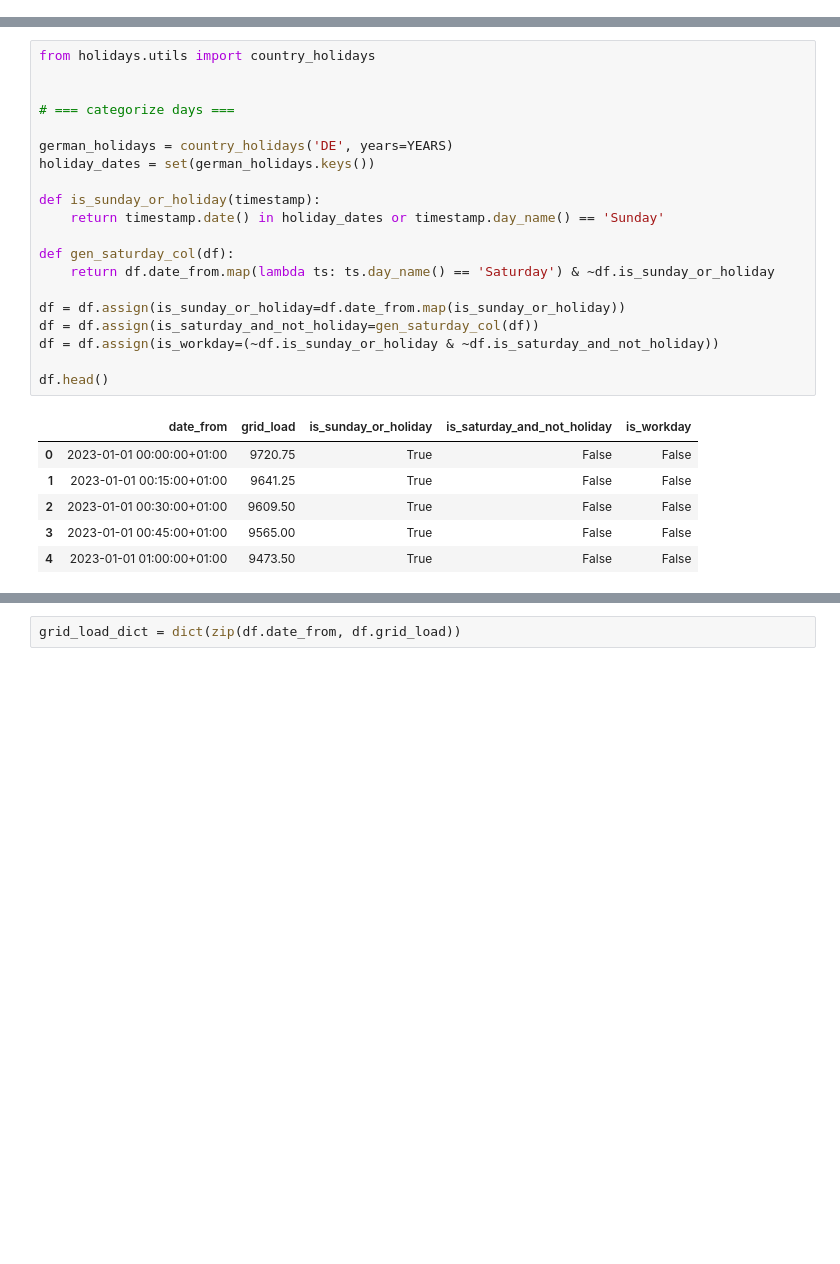
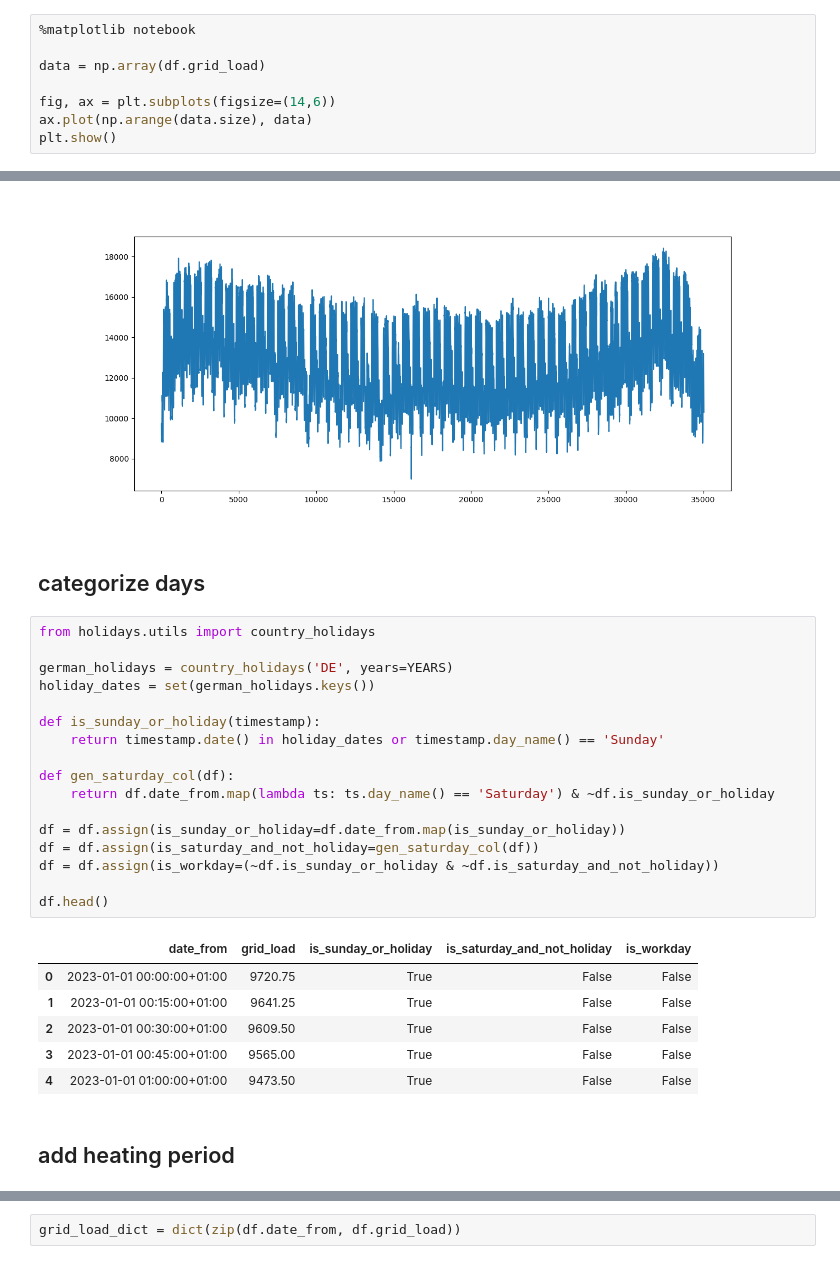
Before and after one commit to MischaDy/electricity-uq, a Jupyter notebook: energy_test.ipynb, the cells around one changed output, grey strips where cells are left out. Saved outputs shown, nothing was run; the diff lists cells and outputs as text; blank space fills up the shorter version.

```diff
--- a/energy_test.ipynb
+++ b/energy_test.ipynb
@@ -32,3 +34,12 @@ df.head()
 | 2 | 2023-01-01 00:30:00+01:00 | 9609.50 |
 | 3 | 2023-01-01 00:45:00+01:00 | 9565.00 |
 | 4 | 2023-01-01 01:00:00+01:00 | 9473.50 |
+# %%
+%matplotlib notebook
+
+data = np.array(df.grid_load)
+
+fig, ax = plt.subplots(figsize=(14,6))
+ax.plot(np.arange(data.size), data)
+plt.show()
+# %% [output]
@@ -35,8 +47,8 @@ df.head()
+[figure, added]
+# %% [markdown]
+## categorize days
 # %%
 from holidays.utils import country_holidays
-
-
-# === categorize days ===
 
 german_holidays = country_holidays('DE', years=YEARS)
 holiday_dates = set(german_holidays.keys())
@@ -59,4 +71,6 @@ df.head()
 | 2 | 2023-01-01 00:30:00+01:00 | 9609.50 | True | False | False |
 | 3 | 2023-01-01 00:45:00+01:00 | 9565.00 | True | False | False |
 | 4 | 2023-01-01 01:00:00+01:00 | 9473.50 | True | False | False |
+# %% [markdown]
+## add heating period
 # %%
```
Also changed, not shown: parts of 18 cells of this notebook, 4 other files.
